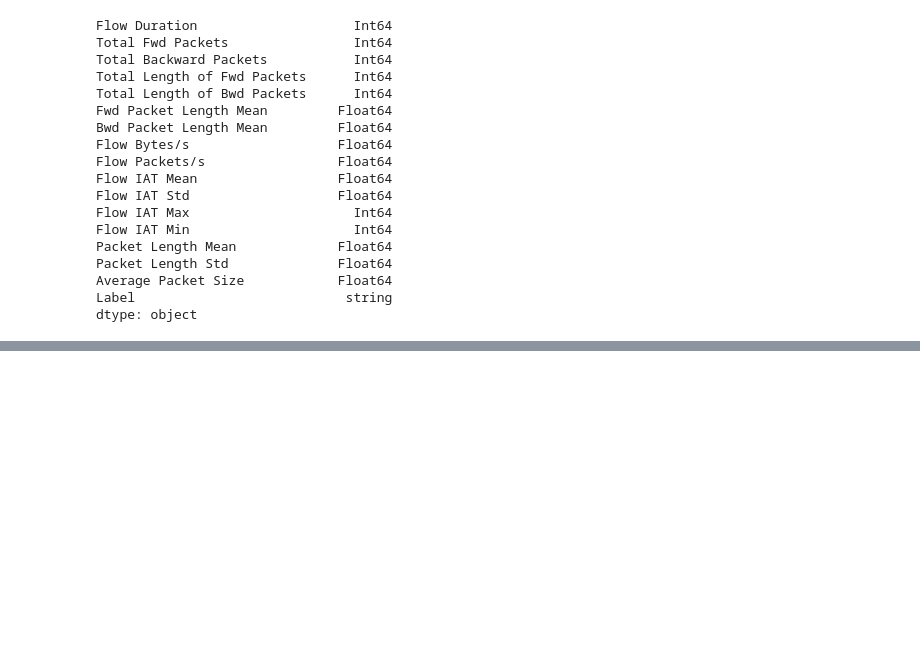
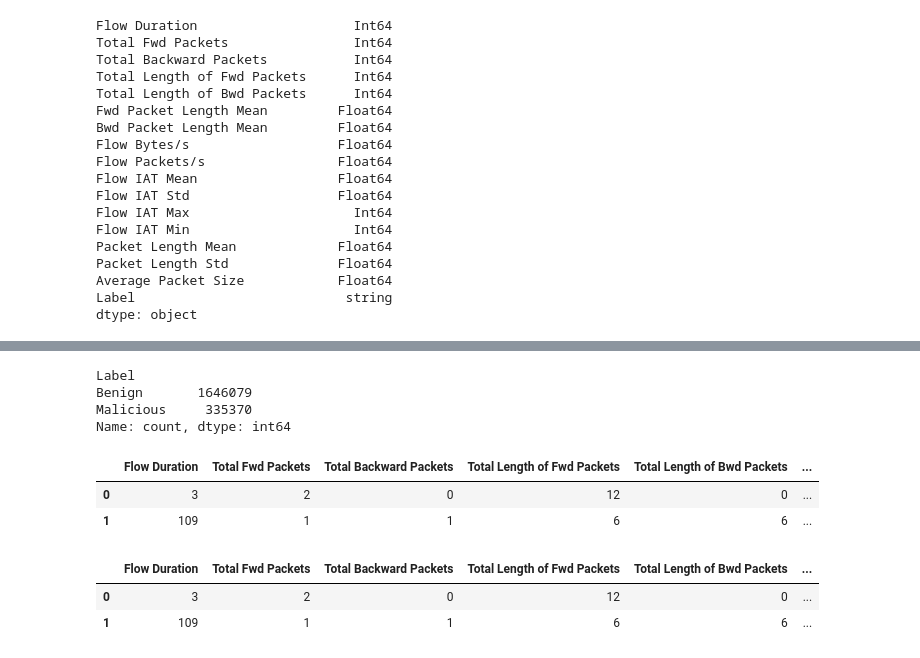
Before and after one commit to BadiaBaghdadi/Encrypted_Network_Traffic_Behavioural_Analysis, a Jupyter notebook: Data_Preprocessing.ipynb, the cells around one changed output, grey strips where cells are left out. Saved outputs shown, nothing was run; the diff lists cells and outputs as text; code cells hidden in the pictures; blank space fills up the shorter version.

Commit message:
Clean up of raw data

```diff
--- a/Data_Preprocessing.ipynb
+++ b/Data_Preprocessing.ipynb
@@ -178,5 +149,3 @@ Packet Length Std              Float64
 Average Packet Size            Float64
 Label                           string
 dtype: object
-# %%
-pd.options.display.float_format = '{:.5f}'.format
@@ -192,5 +203,3 @@ data.drop_duplicates(inplace=True)
 # %%
-import numpy as np
-
 data.replace([np.inf, -np.inf], np.nan, inplace=True)
-data.fillna(0, inplace=True) ###remove
+data.dropna(inplace=True) ###remove
@@ -203,3 +246,15 @@ data['Label'] = data['Label'].apply(
 )
 # %%
 data['Label'].value_counts()
+#having only 'benign' and 'malicious as labels'
+# %% [output]
+Label
+Benign       1646079
+Malicious     335370
+Name: count, dtype: int64
+# %%
+data.head(2)
+# %% [output]
+|  | Flow Duration | Total Fwd Packets | Total Backward Packets | Total Length of Fwd Packets | Total Length of Bwd Packets | ... |
+| 0 | 3 | 2 | 0 | 12 | 0 | ... |
+| 1 | 109 | 1 | 1 | 6 | 6 | ... |
@@ -205,0 +263,6 @@ data['Label'].value_counts()
+# %%
+data.head(2)
+# %% [output]
+|  | Flow Duration | Total Fwd Packets | Total Backward Packets | Total Length of Fwd Packets | Total Length of Bwd Packets | ... |
+| 0 | 3 | 2 | 0 | 12 | 0 | ... |
+| 1 | 109 | 1 | 1 | 6 | 6 | ... |
```
Also changed, not shown: parts of 13 cells of this notebook.
